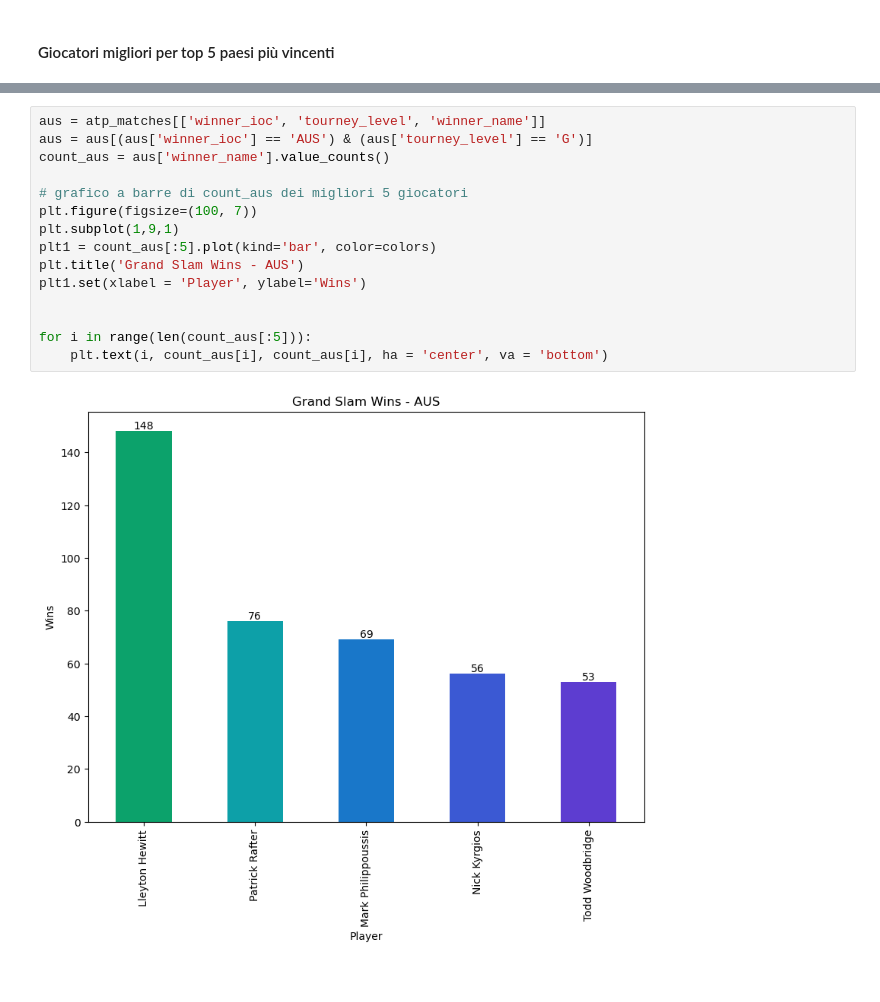
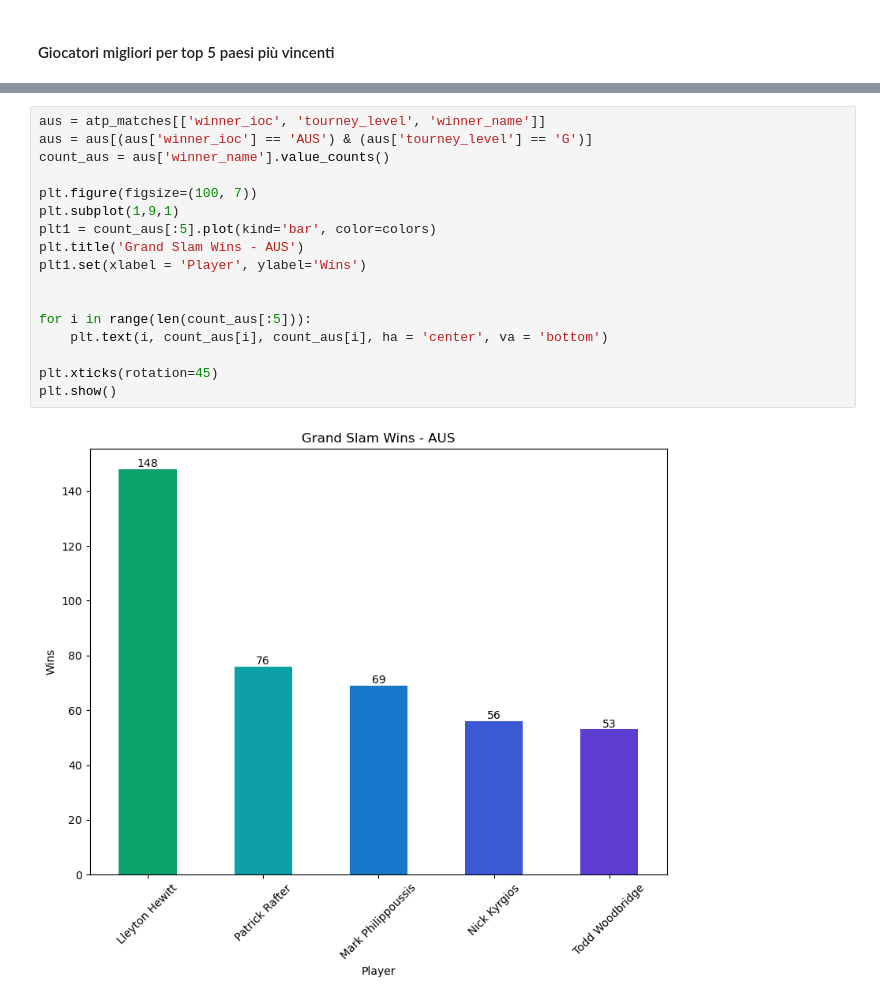
Before and after one commit to yasemitee/SciVIs, a Jupyter notebook: country.ipynb, the cells around one changed output, grey strips where cells are left out. Cells and saved outputs as stored; diff of their text form.

```diff
--- a/country.ipynb
+++ b/country.ipynb
@@ -106,17 +114,19 @@ for i in range(len(count_ger[:5])):
 # %%
 aus = atp_matches[['winner_ioc', 'tourney_level', 'winner_name']]
 aus = aus[(aus['winner_ioc'] == 'AUS') & (aus['tourney_level'] == 'G')]
 count_aus = aus['winner_name'].value_counts()
 
-# grafico a barre di count_aus dei migliori 5 giocatori
 plt.figure(figsize=(100, 7))
 plt.subplot(1,9,1)
 plt1 = count_aus[:5].plot(kind='bar', color=colors)
 plt.title('Grand Slam Wins - AUS')
 plt1.set(xlabel = 'Player', ylabel='Wins')
 
 
 for i in range(len(count_aus[:5])):
     plt.text(i, count_aus[i], count_aus[i], ha = 'center', va = 'bottom')
+
+plt.xticks(rotation=45)
+plt.show()
 # %% [output]
-[figure, old version]
+[figure, new version]
```
Also changed, not shown: parts of 5 cells of this notebook, 4 other files.
